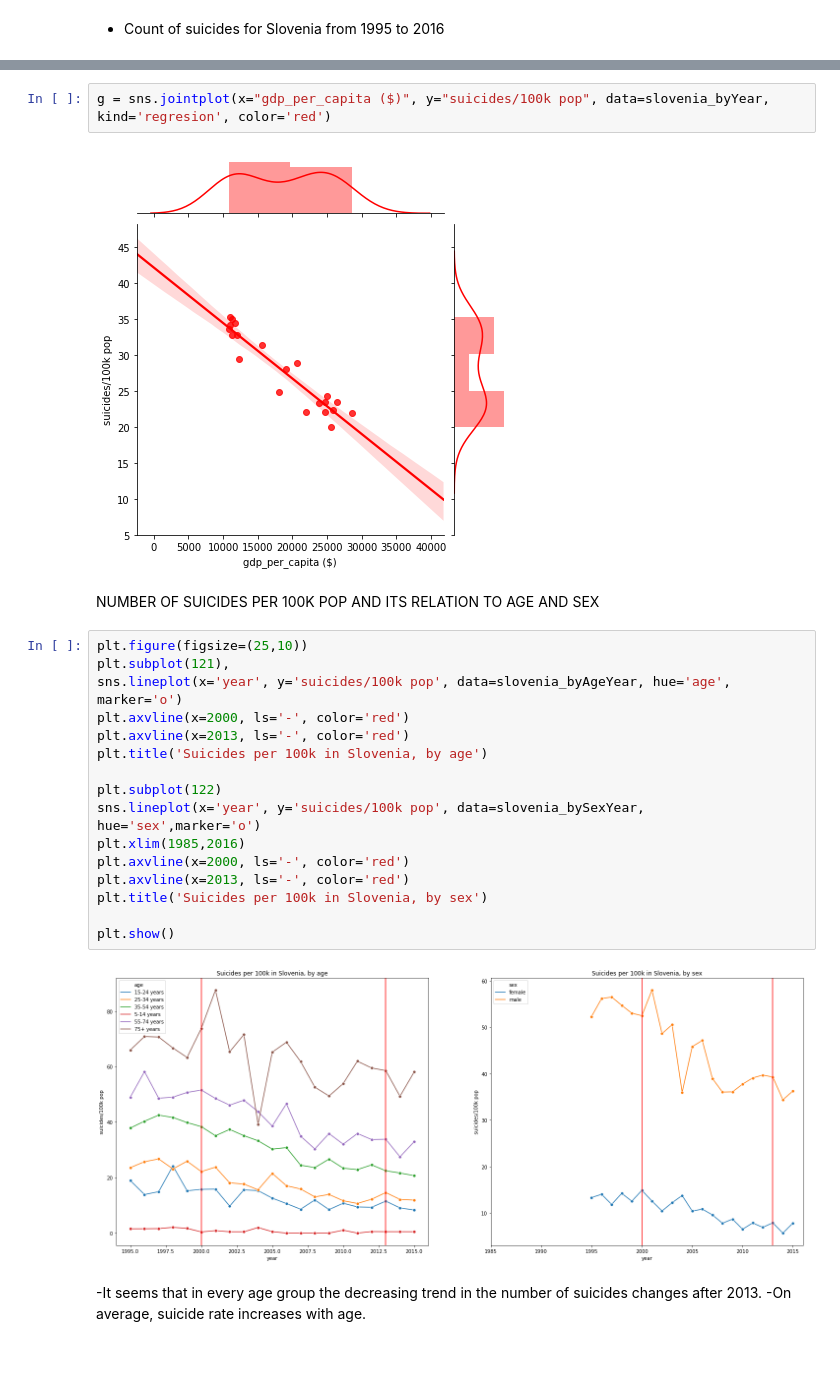
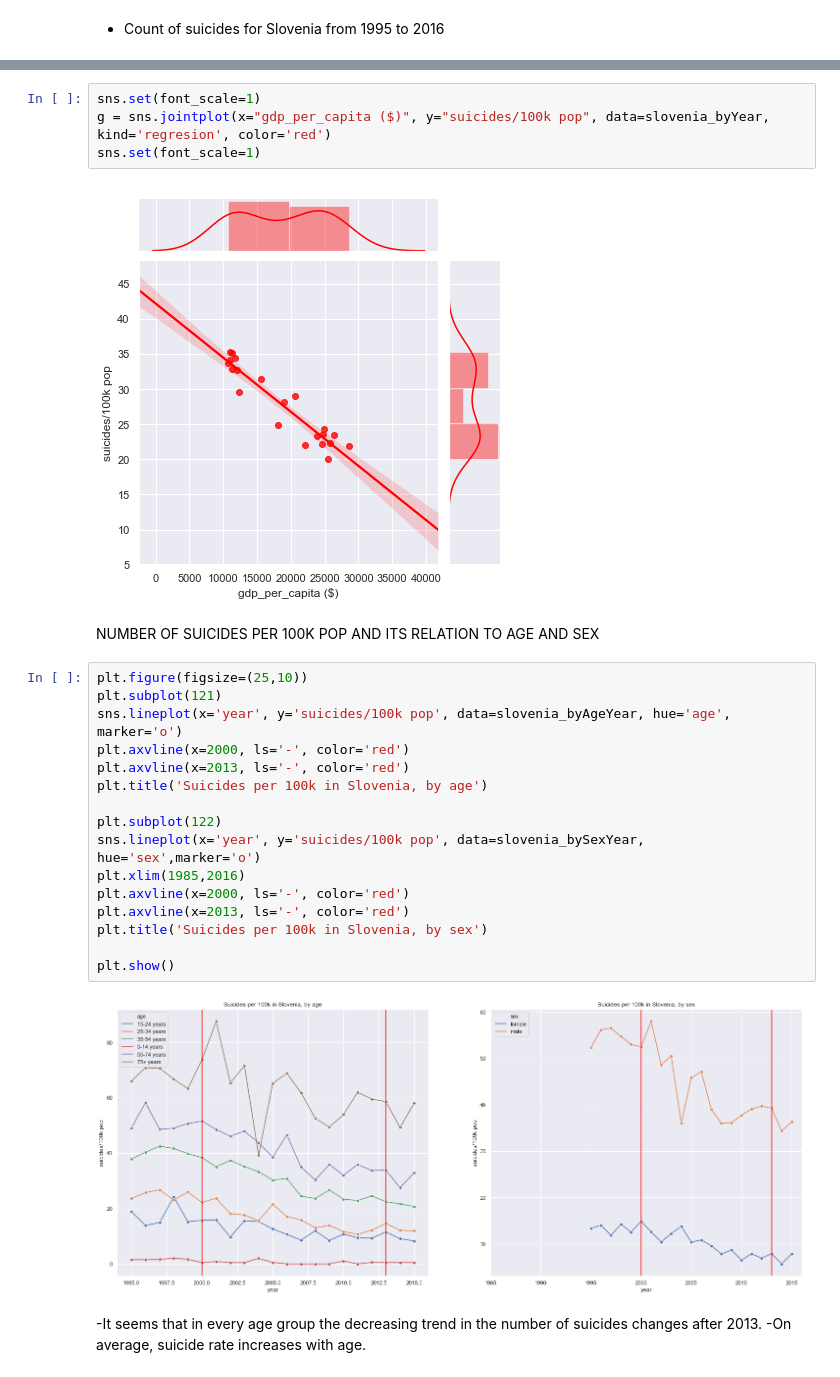
Before and after one commit to IsajloskaKeti/PR19vasezacetnice, a Jupyter notebook: report.ipynb, the cells around one changed output, grey strips where cells are left out. Saved outputs shown, nothing was run; the diff lists cells and outputs as text.

```diff
--- a/report.ipynb
+++ b/report.ipynb
@@ -218,27 +204,29 @@ plt.show()
 # %%
+sns.set(font_scale=1)
 g = sns.jointplot(x="gdp_per_capita ($)", y="suicides/100k pop", data=slovenia_byYear, kind='regresion', color='red')
+sns.set(font_scale=1)
 # %% [output]
-[figure, old version]
+[figure, new version]
 # %% [markdown]
 NUMBER OF SUICIDES PER 100K POP AND ITS RELATION TO AGE AND SEX
 # %%
 plt.figure(figsize=(25,10))
-plt.subplot(121),
+plt.subplot(121)
 sns.lineplot(x='year', y='suicides/100k pop', data=slovenia_byAgeYear, hue='age', marker='o')
 plt.axvline(x=2000, ls='-', color='red')
 plt.axvline(x=2013, ls='-', color='red')
 plt.title('Suicides per 100k in Slovenia, by age')
 
 plt.subplot(122)
 sns.lineplot(x='year', y='suicides/100k pop', data=slovenia_bySexYear, hue='sex',marker='o')
 plt.xlim(1985,2016)
 plt.axvline(x=2000, ls='-', color='red')
 plt.axvline(x=2013, ls='-', color='red')
 plt.title('Suicides per 100k in Slovenia, by sex')
 
 plt.show()
 # %% [output]
-[figure, old version]
+[figure, new version]
 # %% [markdown]
 -It seems that in every age group the decreasing trend in the number of suicides changes after 2013.
 -On average, suicide rate increases with age.
```
Also changed, not shown: parts of 10 cells of this notebook.
